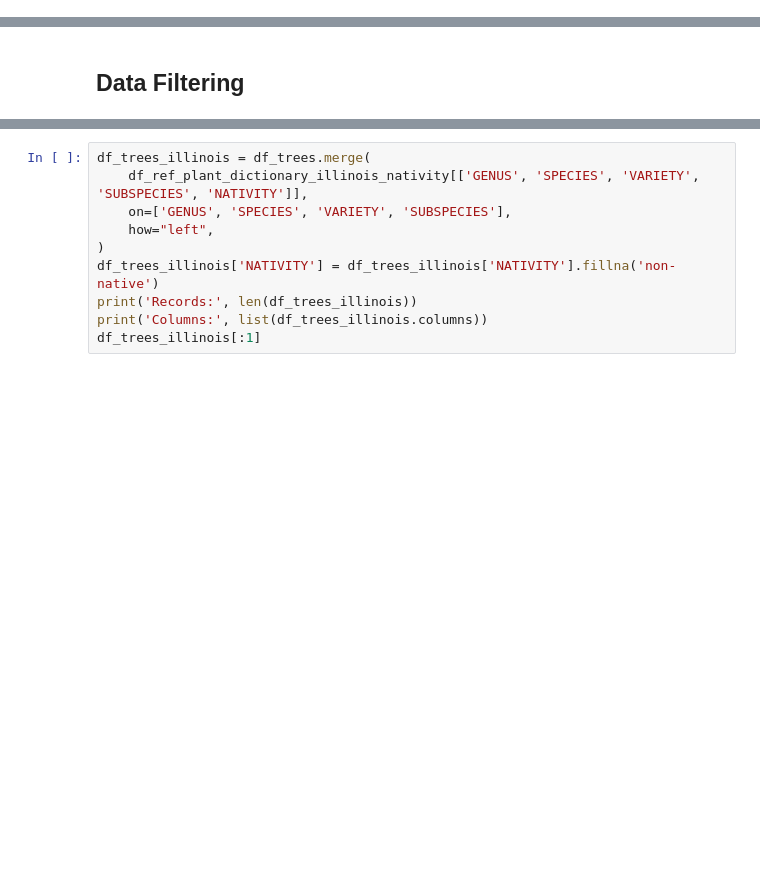
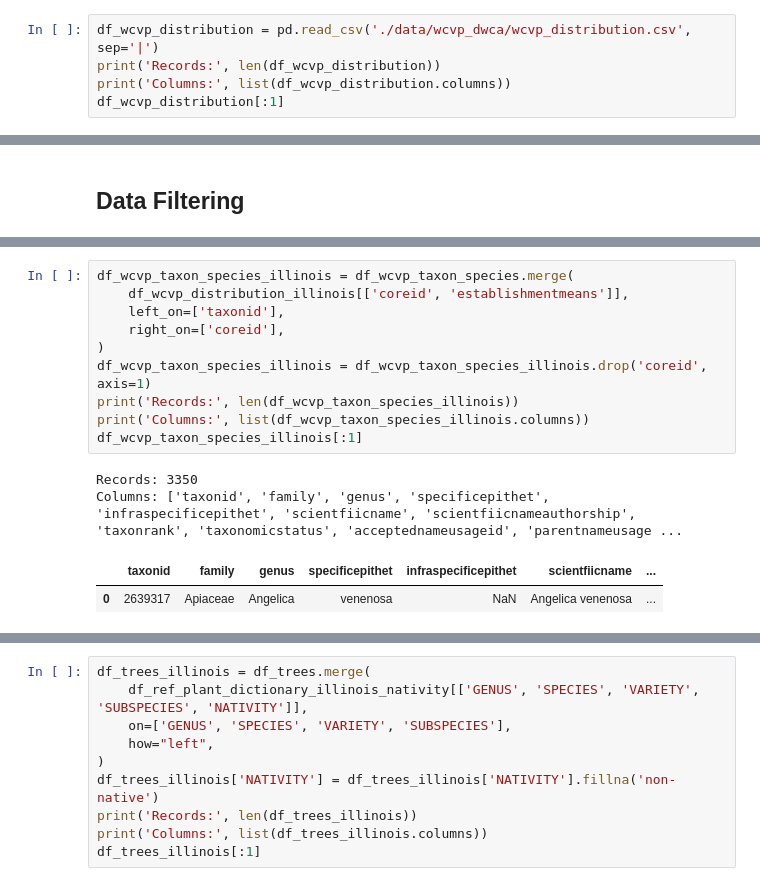
Before and after one commit to fractalate/data-trees, a Jupyter notebook: explore_chicago_il.ipynb, the cells around one changed output, grey strips where cells are left out. Cells and saved outputs as stored; diff of their text form; blank space fills up the shorter version.

```diff
--- a/explore_chicago_il.ipynb
+++ b/explore_chicago_il.ipynb
@@ -66,0 +81,5 @@ Columns: ['VALUE', 'ABBR', 'MEANING', 'RETIRED']
+# %%
+df_wcvp_distribution = pd.read_csv('./data/wcvp_dwca/wcvp_distribution.csv', sep='|')
+print('Records:', len(df_wcvp_distribution))
+print('Columns:', list(df_wcvp_distribution.columns))
+df_wcvp_distribution[:1]
@@ -204,0 +290,15 @@ Columns: ['CN', 'SYMBOL_TYPE', 'SYMBOL', 'SCIENTIFIC_NAME', 'NEW_SYMBOL', 'NEW_S
+# %%
+df_wcvp_taxon_species_illinois = df_wcvp_taxon_species.merge(
+    df_wcvp_distribution_illinois[['coreid', 'establishmentmeans']],
+    left_on=['taxonid'],
+    right_on=['coreid'],
+)
+df_wcvp_taxon_species_illinois = df_wcvp_taxon_species_illinois.drop('coreid', axis=1)
+print('Records:', len(df_wcvp_taxon_species_illinois))
+print('Columns:', list(df_wcvp_taxon_species_illinois.columns))
+df_wcvp_taxon_species_illinois[:1]
+# %% [output]
+Records: 3350
+Columns: ['taxonid', 'family', 'genus', 'specificepithet', 'infraspecificepithet', 'scientfiicname', 'scientfiicnameauthorship', 'taxonrank', 'taxonomicstatus', 'acceptednameusageid', 'parentnameusage ...
+|  | taxonid | family | genus | specificepithet | infraspecificepithet | scientfiicname | ... |
+| 0 | 2639317 | Apiaceae | Angelica | venenosa | NaN | Angelica venenosa | ... |
```
Also changed, not shown: parts of 12 cells of this notebook, 3 other files.
